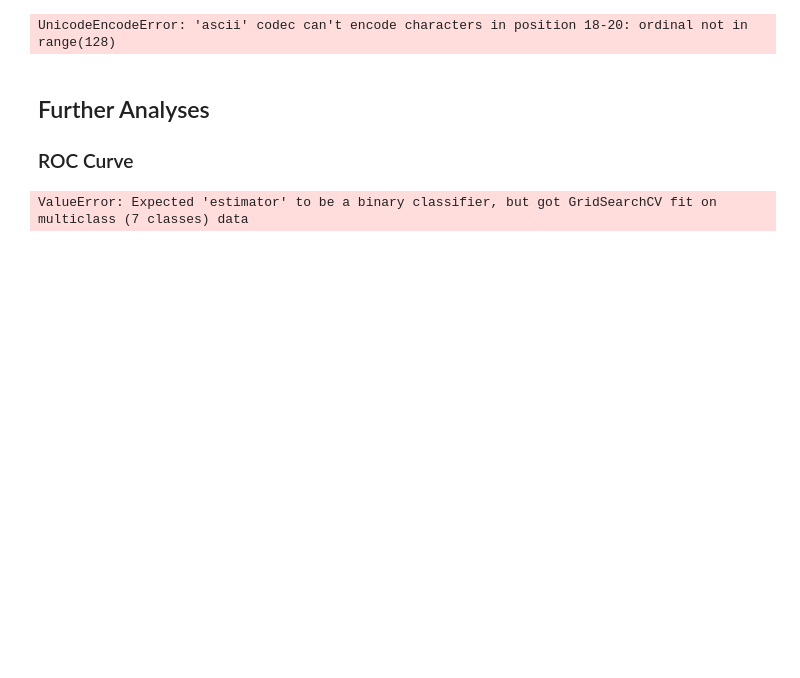
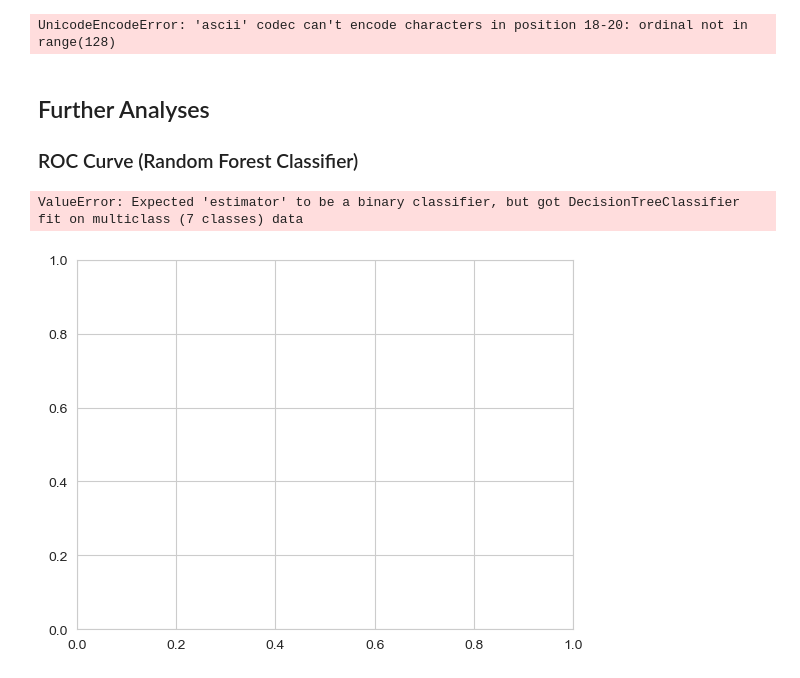
Before and after one commit to owlbemi/CS4372Assignment2, a Jupyter notebook: CS4372Assignment2.ipynb, the cells around one changed output. Drawn from its saved outputs; the diff is of its cells as text; code cells hidden in the pictures; blank space fills up the shorter version.

```diff
--- a/CS4372Assignment2.ipynb
+++ b/CS4372Assignment2.ipynb
@@ -291,9 +319,10 @@ print(gs_xg.score(X_test, y_test))
 UnicodeEncodeError: 'ascii' codec can't encode characters in position 18-20: ordinal not in range(128)
 # %% [markdown]
 ## Further Analyses
-### ROC Curve
+### ROC Curve (Random Forest Classifier)
 # %%
-svc_disp = RocCurveDisplay.from_estimator(gs_rf, X_test, y_test)
-plt.show()
+ax = plt.gca()
+rfc_display = RocCurveDisplay.from_estimator(gs_rf, X_test, y_test, ax = ax, alpha = 0.8)
 # %% [output]
-ValueError: Expected 'estimator' to be a binary classifier, but got GridSearchCV fit on multiclass (7 classes) data
+ValueError: Expected 'estimator' to be a binary classifier, but got DecisionTreeClassifier fit on multiclass (7 classes) data
+[figure, added]
```
Also changed, not shown: parts of 5 cells of this notebook.
